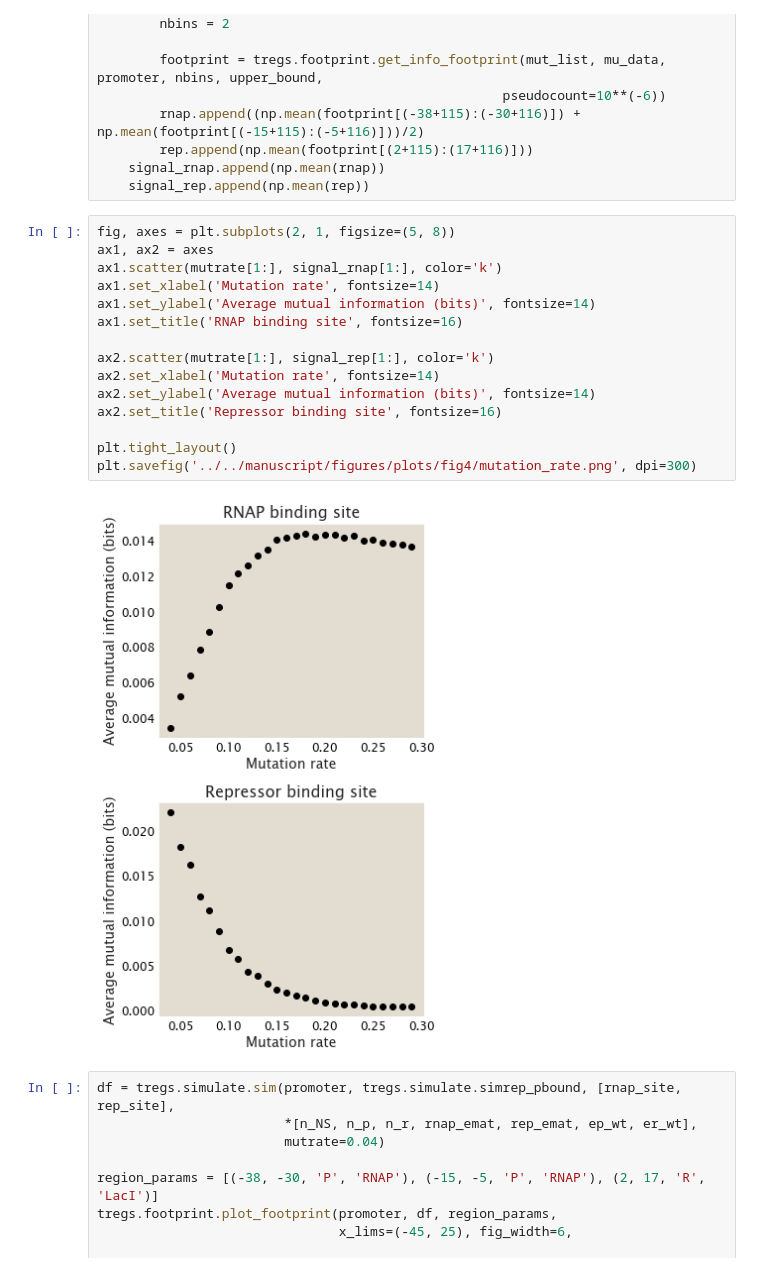
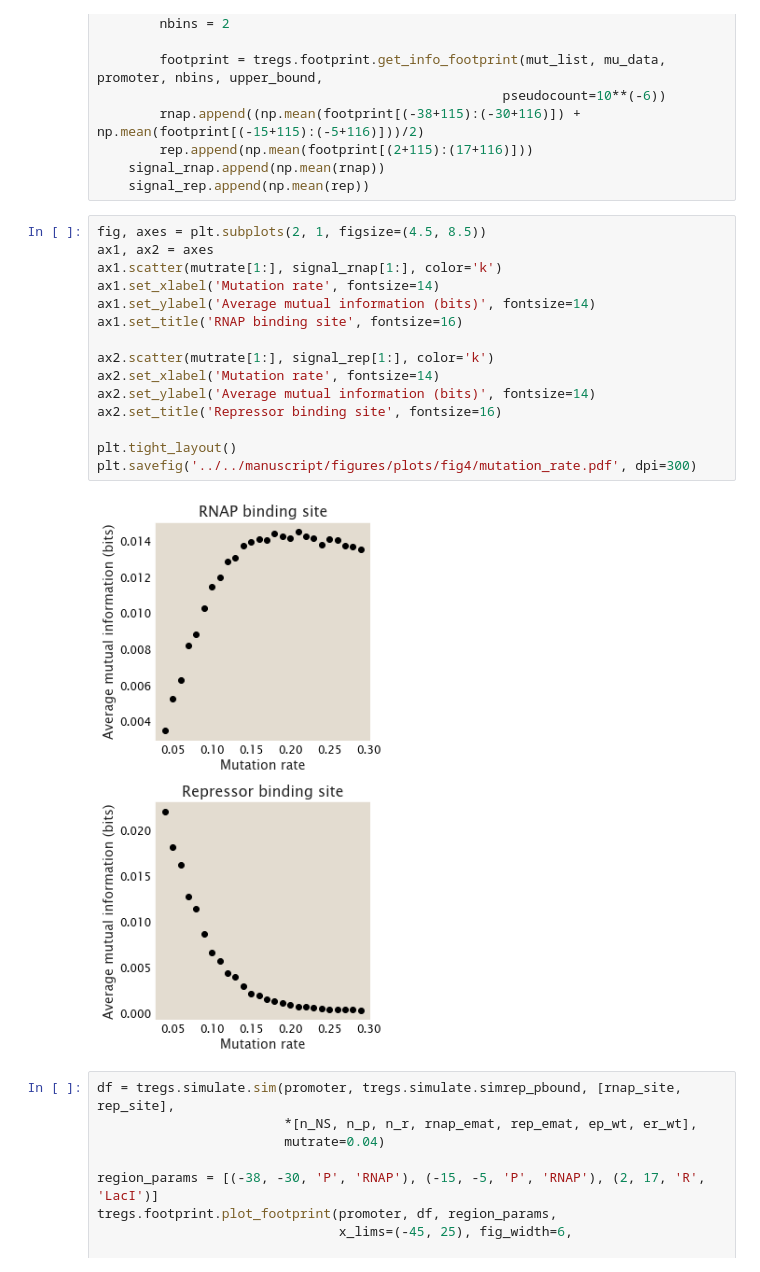
Before and after one commit to RPGroup-PBoC/theoretical_regseq, a Jupyter notebook: notebooks/experimental/mutation_rate.ipynb, the cells around one changed output. Drawn from its saved outputs; the diff is of its cells as text.

```diff
--- a/notebooks/experimental/mutation_rate.ipynb
+++ b/notebooks/experimental/mutation_rate.ipynb
@@ -73,22 +81,22 @@ for mr in mutrate:
     signal_rnap.append(np.mean(rnap))
     signal_rep.append(np.mean(rep))
 # %%
-fig, axes = plt.subplots(2, 1, figsize=(5, 8))
+fig, axes = plt.subplots(2, 1, figsize=(4.5, 8.5))
 ax1, ax2 = axes
 ax1.scatter(mutrate[1:], signal_rnap[1:], color='k')
 ax1.set_xlabel('Mutation rate', fontsize=14)
 ax1.set_ylabel('Average mutual information (bits)', fontsize=14)
 ax1.set_title('RNAP binding site', fontsize=16)
 
 ax2.scatter(mutrate[1:], signal_rep[1:], color='k')
 ax2.set_xlabel('Mutation rate', fontsize=14)
 ax2.set_ylabel('Average mutual information (bits)', fontsize=14)
 ax2.set_title('Repressor binding site', fontsize=16)
 
 plt.tight_layout()
-plt.savefig('../../manuscript/figures/plots/fig4/mutation_rate.png', dpi=300)
+plt.savefig('../../manuscript/figures/plots/fig4/mutation_rate.pdf', dpi=300)
 # %% [output]
-[figure, old version]
+[figure, new version]
 # %%
 df = tregs.simulate.sim(promoter, tregs.simulate.simrep_pbound, [rnap_site, rep_site],
                         *[n_NS, n_p, n_r, rnap_emat, rep_emat, ep_wt, er_wt],
```
Also changed, not shown: parts of 2 cells of this notebook, 11 other files.
